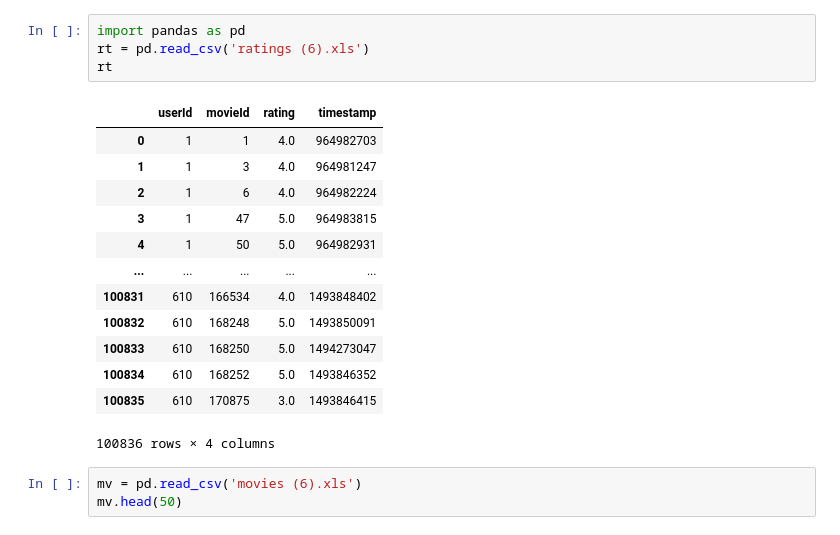
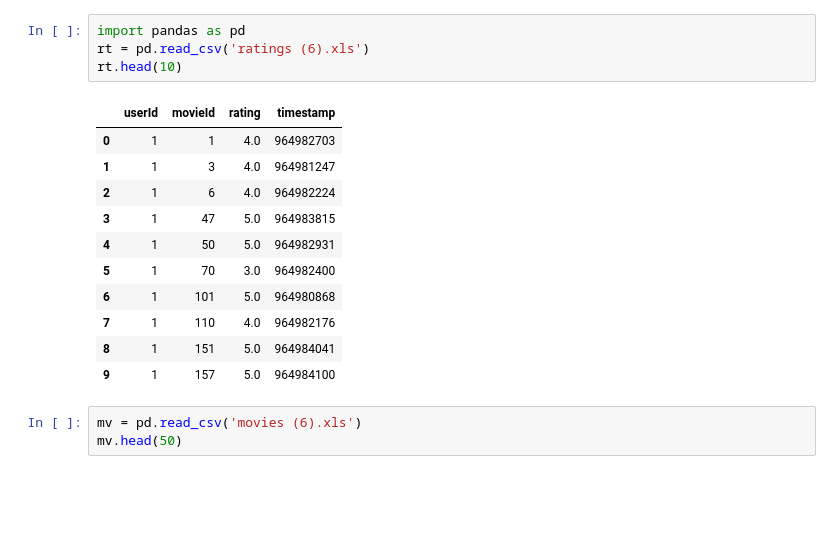
Before and after one commit to aar44i/DataScience, a Jupyter notebook: SkillFactory/7.ipynb, the cells around one changed output. Drawn from its saved outputs; the diff is of its cells as text; blank space fills up the shorter version.

```diff
--- a/SkillFactory/7.ipynb
+++ b/SkillFactory/7.ipynb
@@ -1,21 +1,19 @@
 # %%
 import pandas as pd
 rt = pd.read_csv('ratings (6).xls')
-rt
+rt.head(10)
 # %% [output]
 |  | userId | movieId | rating | timestamp |
 | 0 | 1 | 1 | 4.0 | 964982703 |
 | 1 | 1 | 3 | 4.0 | 964981247 |
 | 2 | 1 | 6 | 4.0 | 964982224 |
 | 3 | 1 | 47 | 5.0 | 964983815 |
 | 4 | 1 | 50 | 5.0 | 964982931 |
-| ... | ... | ... | ... | ... |
-| 100831 | 610 | 166534 | 4.0 | 1493848402 |
-| 100832 | 610 | 168248 | 5.0 | 1493850091 |
-| 100833 | 610 | 168250 | 5.0 | 1494273047 |
-| 100834 | 610 | 168252 | 5.0 | 1493846352 |
-| 100835 | 610 | 170875 | 3.0 | 1493846415 |
+| 5 | 1 | 70 | 3.0 | 964982400 |
+| 6 | 1 | 101 | 5.0 | 964980868 |
+| 7 | 1 | 110 | 4.0 | 964982176 |
+| 8 | 1 | 151 | 5.0 | 964984041 |
+| 9 | 1 | 157 | 5.0 | 964984100 |
-100836 rows × 4 columns
 # %%
 mv = pd.read_csv('movies (6).xls')
 mv.head(50)
```
Also changed, not shown: parts of 21 cells of this notebook, 10 other files.
